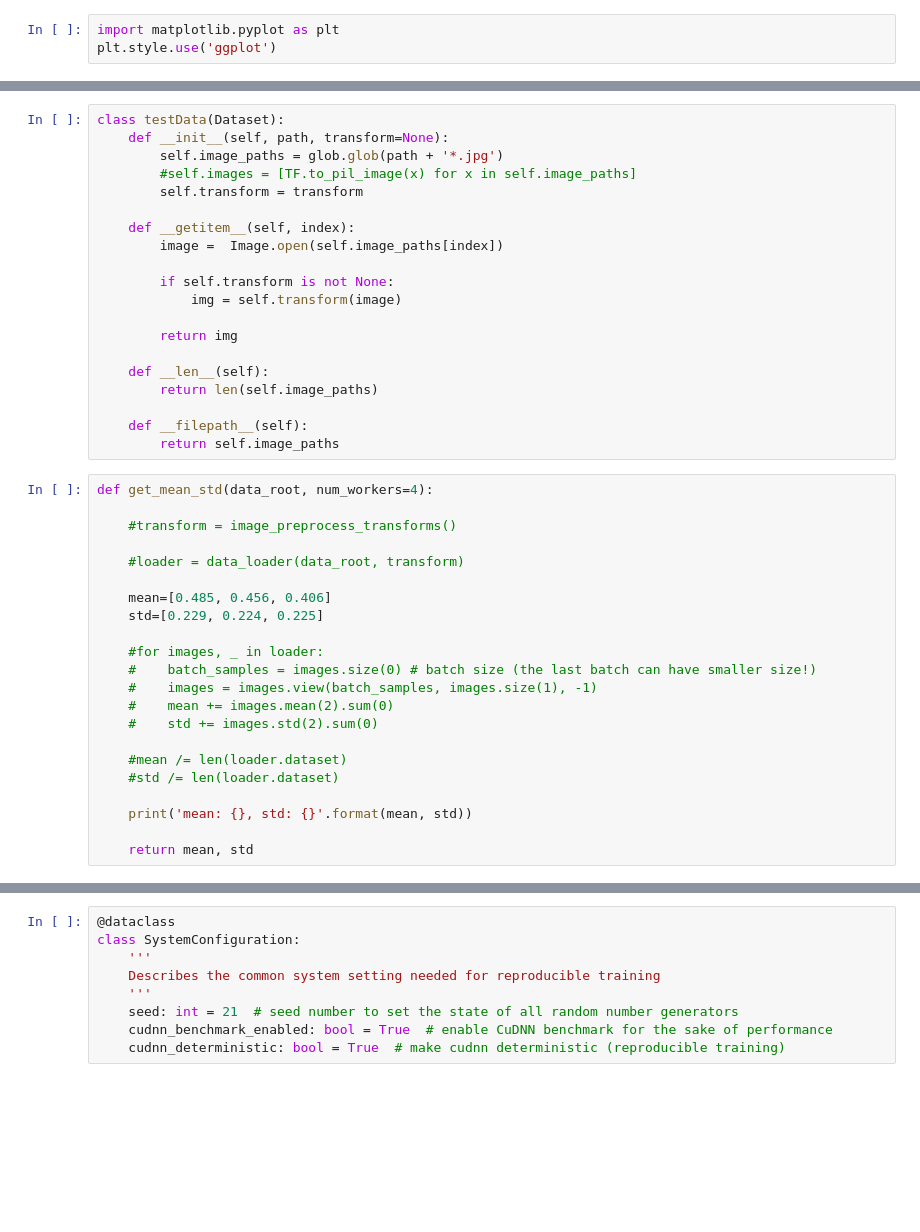
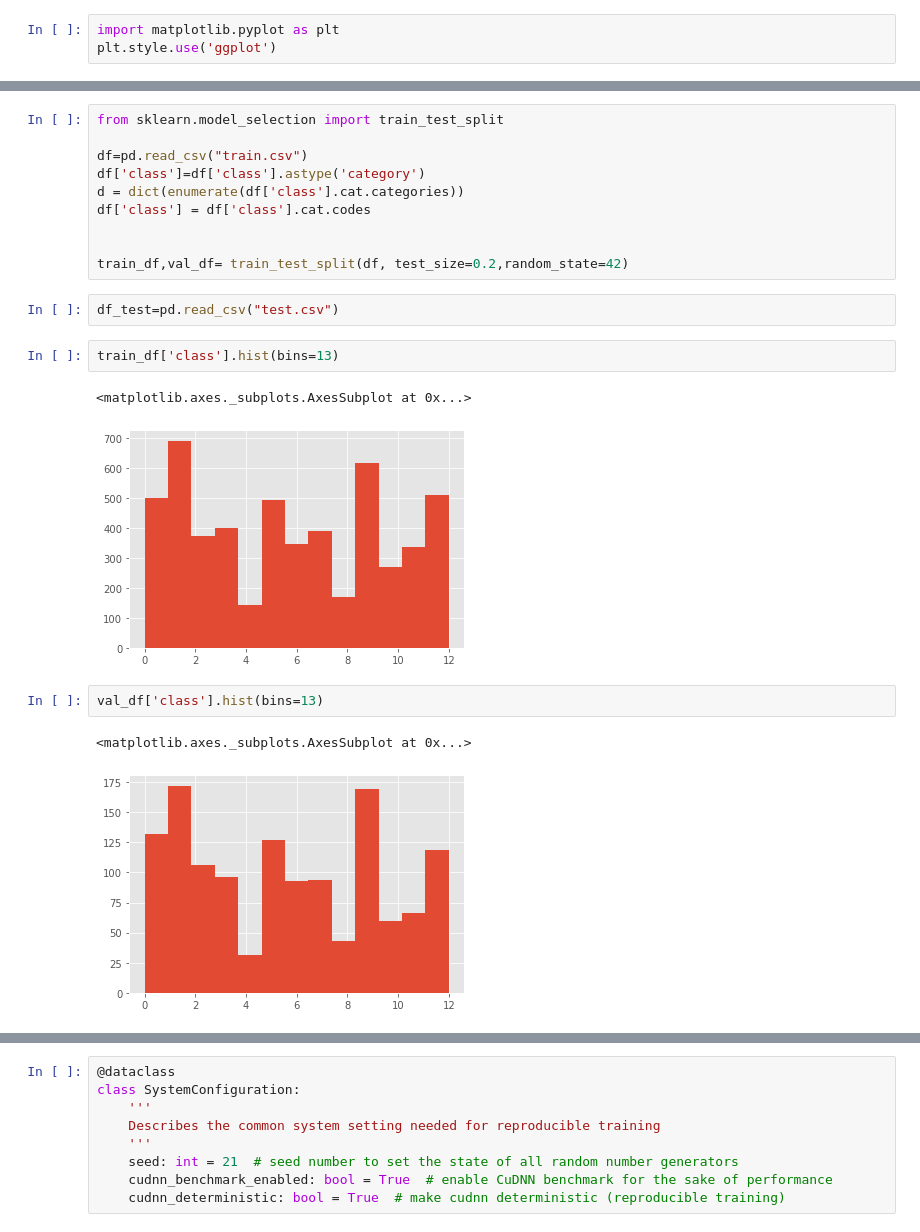
Before and after one commit to Prashantkramadhari/opencv, a Jupyter notebook: Project2_Kaggle_Competition_Classification.ipynb, the cells around one changed output, grey strips where cells are left out. Drawn from its saved outputs; the diff is of its cells as text; blank space fills up the shorter version.

```diff
--- a/Project2_Kaggle_Competition_Classification.ipynb
+++ b/Project2_Kaggle_Competition_Classification.ipynb
@@ -132,42 +59,22 @@ def image_common_transforms(mean=(0.485, 0.456, 0.406), std=(0.229, 0.224, 0.225
-# %%
-class testData(Dataset):
-    def __init__(self, path, transform=None):
-        self.image_paths = glob.glob(path + '*.jpg')
-        #self.images = [TF.to_pil_image(x) for x in self.image_paths]
-        self.transform = transform
-
-    def __getitem__(self, index):
-        image =  Image.open(self.image_paths[index])
-
-        if self.transform is not None:
-            img = self.transform(image)
-
-        return img
-
-    def __len__(self):
-        return len(self.image_paths)
-
-    def __filepath__(self):
-        return self.image_paths
-# %%
-def get_mean_std(data_root, num_workers=4):
-
-    #transform = image_preprocess_transforms()
-
-    #loader = data_loader(data_root, transform)
-
-    mean=[0.485, 0.456, 0.406]
-    std=[0.229, 0.224, 0.225]
-
-    #for images, _ in loader:
-    #    batch_samples = images.size(0) # batch size (the last batch can have smaller size!)
-    #    images = images.view(batch_samples, images.size(1), -1)
-    #    mean += images.mean(2).sum(0)
-    #    std += images.std(2).sum(0)
-
-    #mean /= len(loader.dataset)
-    #std /= len(loader.dataset)
-
-    print('mean: {}, std: {}'.format(mean, std))
-
-    return mean, std
+# %%
+from sklearn.model_selection import train_test_split
+
+df=pd.read_csv("train.csv")
+df['class']=df['class'].astype('category')
+d = dict(enumerate(df['class'].cat.categories))
+df['class'] = df['class'].cat.codes
+
+
+train_df,val_df= train_test_split(df, test_size=0.2,random_state=42)
+# %%
+df_test=pd.read_csv("test.csv")
+# %%
+train_df['class'].hist(bins=13)
+# %% [output]
+<matplotlib.axes._subplots.AxesSubplot at 0x...>
+[figure, added]
+# %%
+val_df['class'].hist(bins=13)
+# %% [output]
+<matplotlib.axes._subplots.AxesSubplot at 0x...>
+[figure, added]
```
Also changed, not shown: parts of 66 cells of this notebook, 1 other file.
